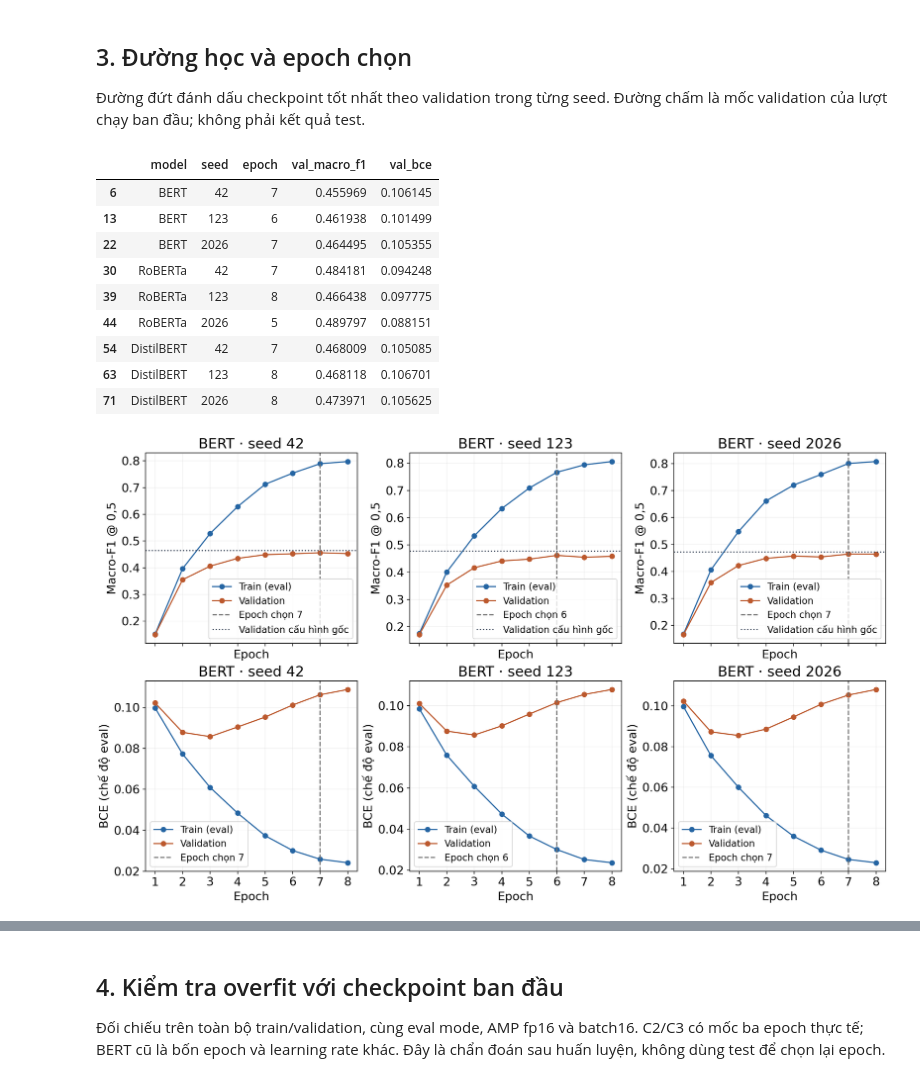
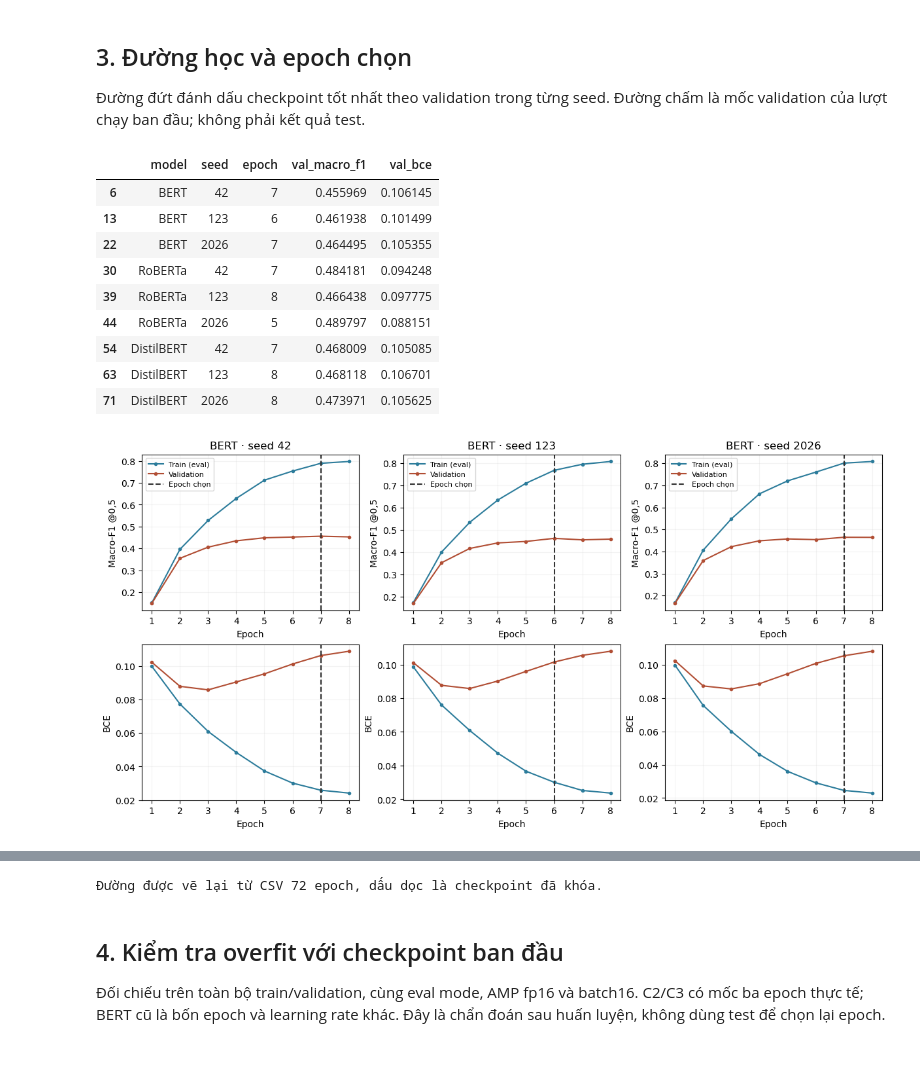
Before and after one commit to dzyuu1612/goemotions-multilabel-classification, a Jupyter notebook: experiments/best_epochs_20261103/GoEmotions_KetQua_EpochTotNhat.ipynb, the cells around one changed output, grey strips where cells are left out. Drawn from its saved outputs; the diff is of its cells as text; code cells hidden in the pictures.

```diff
--- a/experiments/best_epochs_20261103/GoEmotions_KetQua_EpochTotNhat.ipynb
+++ b/experiments/best_epochs_20261103/GoEmotions_KetQua_EpochTotNhat.ipynb
@@ -91,9 +96,10 @@ display(actual[["model", "seed", "epoch", "mode", "macro_f1", "micro_f1", "hammi
 ## 2. Mean ± sample std của ba seed
 Tính trên số gốc chưa làm tròn; độ lệch chuẩn mẫu dùng `ddof=1`.
 # %%
-summary = actual.groupby(["model", "mode"])[["macro_f1", "micro_f1", "hamming_loss"]].agg(["mean", "std"])
-display(summary.round(4))
-display(Image(filename=str(MAIN / "charts/figures/test_f1_summary.png")))
+summary=actual.groupby(['model','mode'])[['macro_f1','micro_f1','hamming_loss']].agg(['mean','std'])
+display(summary.round(6))
+fig=charts.model_f1(actual);plt.show();plt.close(fig)
+print('Mean ± std mẫu từ đúng ba seed; biểu đồ tương ứng Hình 5.1 và PPT slide 24.')
 # %% [output]
 |  |  | macro_f1 |  | micro_f1 |  | hamming_loss |  |
 |  |  | mean | std | mean | std | mean | std |
@@ -109,21 +116,22 @@ display(Image(filename=str(MAIN / "charts/figures/test_f1_summary.png")))
 ## 3. Đường học và epoch chọn
 Đường đứt đánh dấu checkpoint tốt nhất theo validation trong từng seed. Đường chấm là mốc validation của lượt chạy ban đầu; không phải kết quả test.
 # %%
-history = pd.read_csv(ROOT / "sweep_log.csv")
-chosen = history[history.selected == 1][["model", "seed", "epoch", "val_macro_f1", "val_bce"]]
-assert len(history) == 72 and len(chosen) == 9
+history=pd.read_csv(ROOT/'sweep_log.csv')
+chosen=history[history.selected==1][['model','seed','epoch','val_macro_f1','val_bce']]
+assert len(history)==72 and len(chosen)==9
 display(chosen.round(6))
-for name in ("BERT", "RoBERTa", "DistilBERT"):
-    display(Image(filename=str(ROOT / "figures" / ("sweep_"+name+".png"))))
+for name in ['BERT','RoBERTa','DistilBERT']:
+    fig=charts.learning_curves(history,name);plt.show();plt.close(fig)
+print('Đường được vẽ lại từ CSV 72 epoch, dấu dọc là checkpoint đã khóa.')
 # %% [output]
 |  | model | seed | epoch | val_macro_f1 | val_bce |
 | 6 | BERT | 42 | 7 | 0.455969 | 0.106145 |
 | 13 | BERT | 123 | 6 | 0.461938 | 0.101499 |
 | 22 | BERT | 2026 | 7 | 0.464495 | 0.105355 |
 | 30 | RoBERTa | 42 | 7 | 0.484181 | 0.094248 |
 | 39 | RoBERTa | 123 | 8 | 0.466438 | 0.097775 |
 | 44 | RoBERTa | 2026 | 5 | 0.489797 | 0.088151 |
 | 54 | DistilBERT | 42 | 7 | 0.468009 | 0.105085 |
 | 63 | DistilBERT | 123 | 8 | 0.468118 | 0.106701 |
 | 71 | DistilBERT | 2026 | 8 | 0.473971 | 0.105625 |
-[figure, old version]
+[figure, new version]
@@ -132,3 +140,4 @@ for name in ("BERT", "RoBERTa", "DistilBERT"):
+Đường được vẽ lại từ CSV 72 epoch, dấu dọc là checkpoint đã khóa.
 # %% [markdown]
 ## 4. Kiểm tra overfit với checkpoint ban đầu
 Đối chiếu trên toàn bộ train/validation, cùng eval mode, AMP fp16 và batch16. C2/C3 có mốc ba epoch thực tế; BERT cũ là bốn epoch và learning rate khác. Đây là chẩn đoán sau huấn luyện, không dùng test để chọn lại epoch.
```
Also changed, not shown: parts of 8 cells of this notebook, 51 other files.
